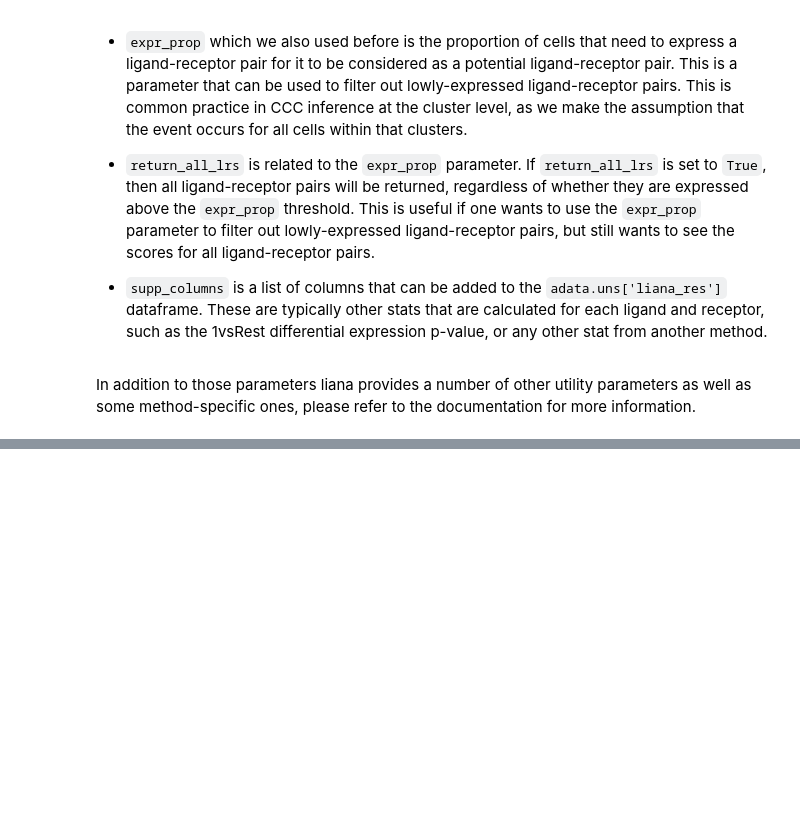
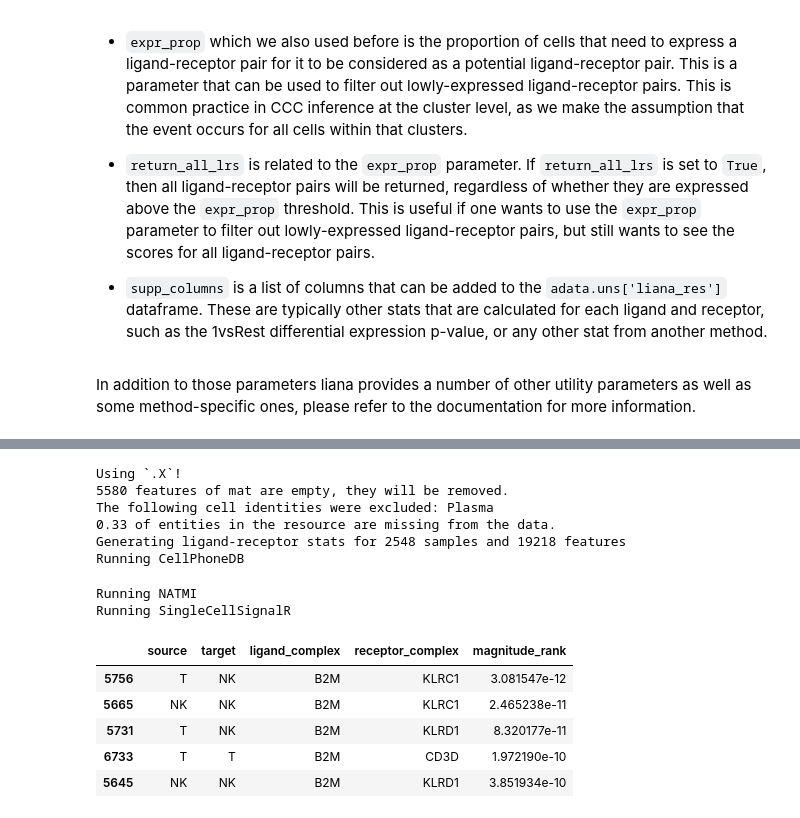
Before and after one commit to saezlab/ccc_protocols, a Jupyter notebook: notebooks/ccc_python/02-Infer-Communication-Scores.ipynb, the cells around one changed output, grey strips where cells are left out. Drawn from its saved outputs; the diff is of its cells as text; code cells hidden in the pictures; blank space fills up the shorter version.

```diff
--- a/notebooks/ccc_python/02-Infer-Communication-Scores.ipynb
+++ b/notebooks/ccc_python/02-Infer-Communication-Scores.ipynb
@@ -447,0 +474,24 @@ In addition to those parameters liana provides a number of other utility paramet
+# %%
+from liana.method.sc._rank_aggregate import AggregateClass, _rank_aggregate_meta
+from liana.method.sc import cellphonedb, natmi, singlecellsignalr
+
+rank_aggregate_partial = AggregateClass(_rank_aggregate_meta, methods=[cellphonedb, natmi, singlecellsignalr])
+rank_aggregate_partial(sadata, groupby='celltype', use_raw=False, expr_prop=0.1, verbose=True)
+
+liana_aggregate_partial = sadata.uns['liana_res'].loc[:, ['source', 'target', 'ligand_complex', 'receptor_complex', 'magnitude_rank']]
+liana_aggregate_partial.head()
+# %% [output]
+Using `.X`!
+5580 features of mat are empty, they will be removed.
+The following cell identities were excluded: Plasma
+0.33 of entities in the resource are missing from the data.
+Generating ligand-receptor stats for 2548 samples and 19218 features
+Running CellPhoneDB
+Running NATMI
+Running SingleCellSignalR
+|  | source | target | ligand_complex | receptor_complex | magnitude_rank |
+| 5756 | T | NK | B2M | KLRC1 | 3.081547e-12 |
+| 5665 | NK | NK | B2M | KLRC1 | 2.465238e-11 |
+| 5731 | T | NK | B2M | KLRD1 | 8.320177e-11 |
+| 6733 | T | T | B2M | CD3D | 1.972190e-10 |
+| 5645 | NK | NK | B2M | KLRD1 | 3.851934e-10 |
```
Also changed, not shown: parts of 20 cells of this notebook, 1 other file.
